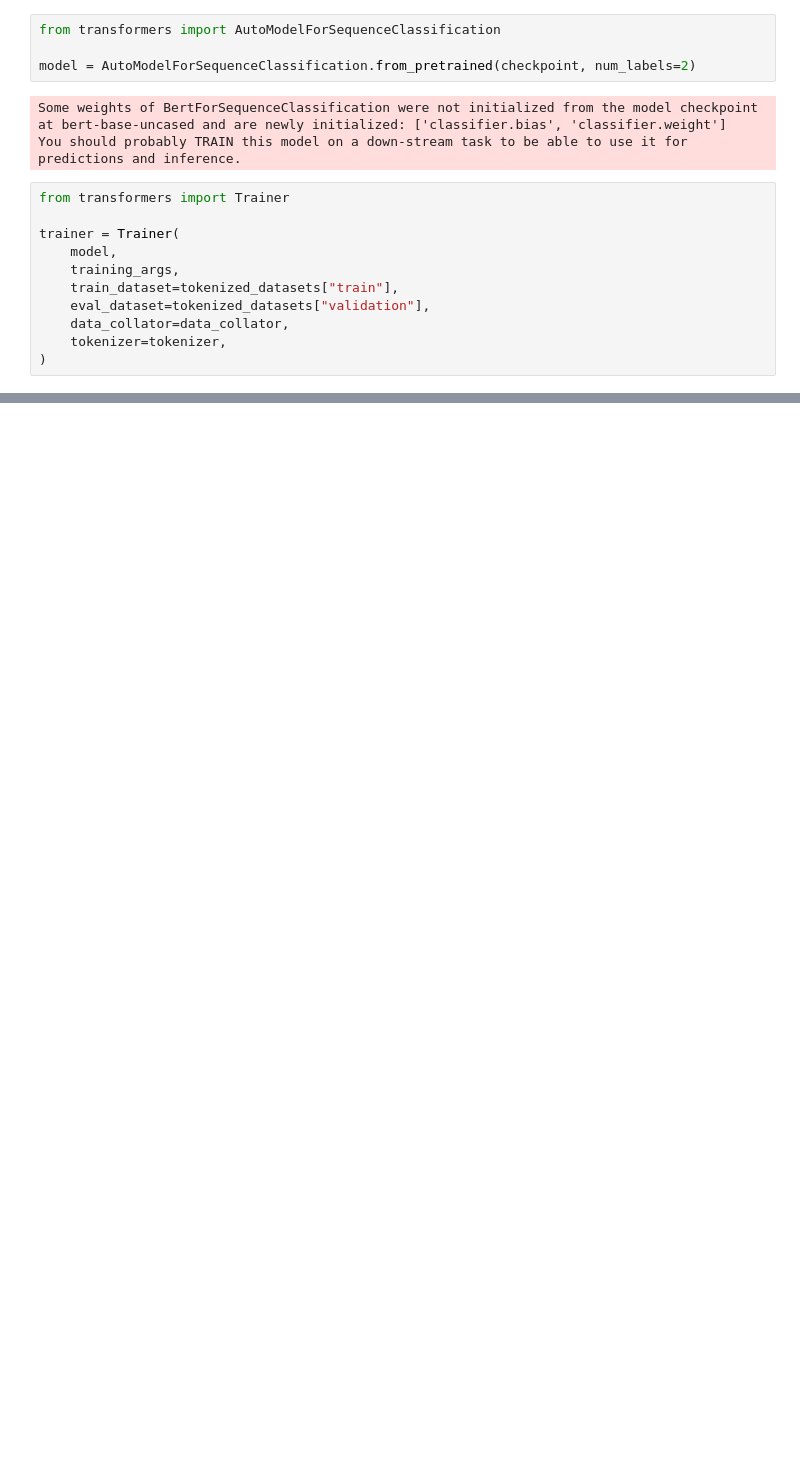
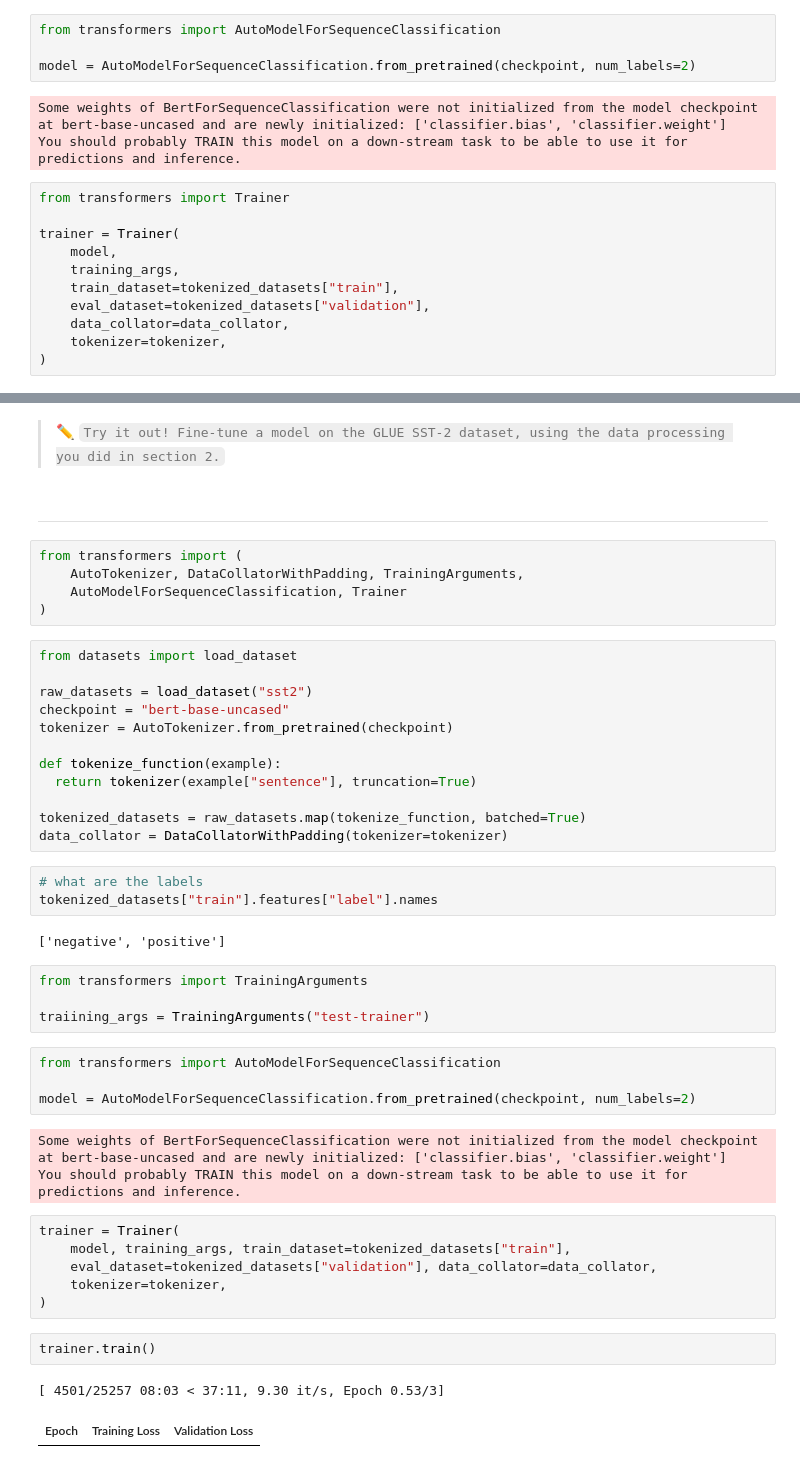
Before and after one commit to ansariahmad/NLP-Course-By-Hugging-Face, a Jupyter notebook: 3. Fine-tuning a pretrained model.ipynb, the cells around one changed output, grey strips where cells are left out. Saved outputs shown, nothing was run; the diff lists cells and outputs as text; blank space fills up the shorter version.

```diff
--- a/3. Fine-tuning a pretrained model.ipynb
+++ b/3. Fine-tuning a pretrained model.ipynb
@@ -207,0 +427,48 @@ KeyboardInterrupt:
+# %% [markdown]
+> ✏️ `Try it out! Fine-tune a model on the GLUE SST-2 dataset, using the data processing you did in section 2.`
+# %% [markdown]
+____
+# %%
+from transformers import (
+    AutoTokenizer, DataCollatorWithPadding, TrainingArguments,
+    AutoModelForSequenceClassification, Trainer
+)
+# %%
+from datasets import load_dataset
+
+raw_datasets = load_dataset("sst2")
+checkpoint = "bert-base-uncased"
+tokenizer = AutoTokenizer.from_pretrained(checkpoint)
+
+def tokenize_function(example):
+  return tokenizer(example["sentence"], truncation=True)
+
+tokenized_datasets = raw_datasets.map(tokenize_function, batched=True)
+data_collator = DataCollatorWithPadding(tokenizer=tokenizer)
+# %%
+# what are the labels
+tokenized_datasets["train"].features["label"].names
+# %% [output]
+['negative', 'positive']
+# %%
+from transformers import TrainingArguments
+
+traiining_args = TrainingArguments("test-trainer")
+# %%
+from transformers import AutoModelForSequenceClassification
+
+model = AutoModelForSequenceClassification.from_pretrained(checkpoint, num_labels=2)
+# %% [output]
+Some weights of BertForSequenceClassification were not initialized from the model checkpoint at bert-base-uncased and are newly initialized: ['classifier.bias', 'classifier.weight']
+You should probably TRAIN this model on a down-stream task to be able to use it for predictions and inference.
+# %%
+trainer = Trainer(
+    model, training_args, train_dataset=tokenized_datasets["train"],
+    eval_dataset=tokenized_datasets["validation"], data_collator=data_collator,
+    tokenizer=tokenizer,
+)
+# %%
+trainer.train()
+# %% [output]
+[ 4501/25257 08:03 < 37:11, 9.30 it/s, Epoch 0.53/3]
+| Epoch | Training Loss | Validation Loss |
```
Also changed, not shown: parts of 57 cells of this notebook.
